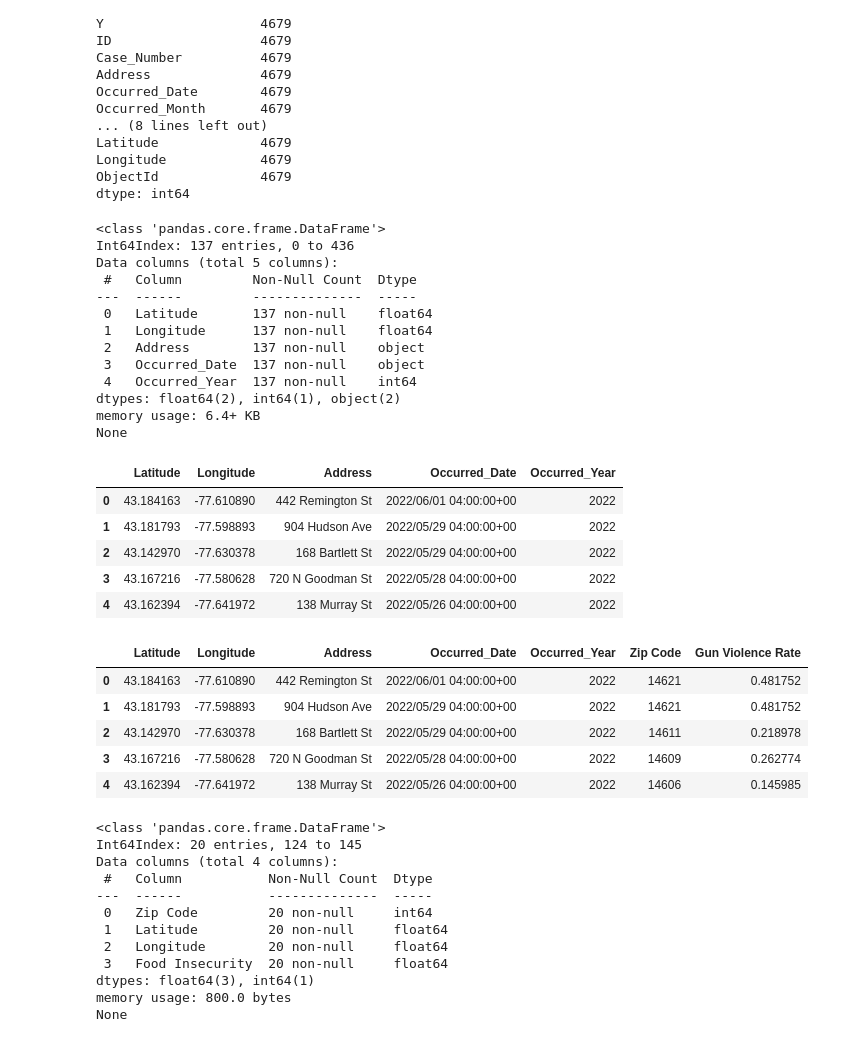
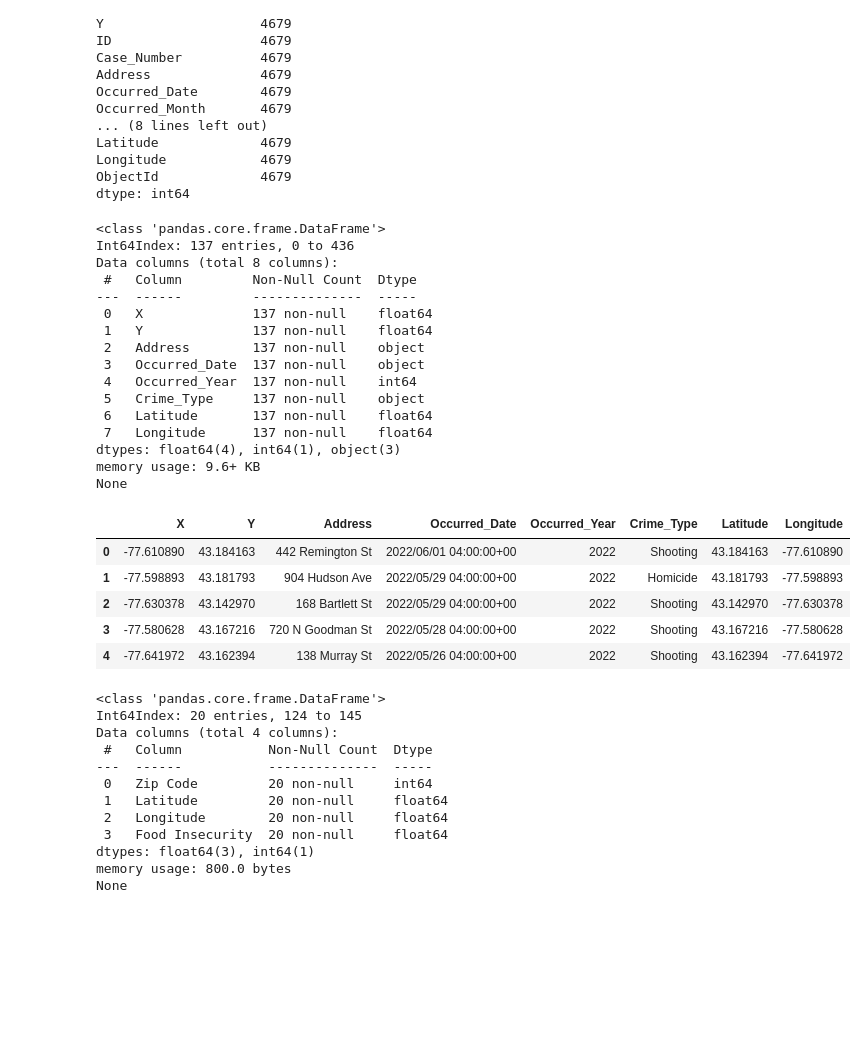
Before and after one commit to javac0f/RocGunHungerEda, a Jupyter notebook: jared_try.ipynb, the cells around one changed output. Cells and saved outputs as stored; diff of their text form; code cells hidden in the pictures; blank space fills up the shorter version.

```diff
--- a/jared_try.ipynb
+++ b/jared_try.ipynb
@@ -74,27 +54,42 @@ ObjectId             4679
 dtype: int64
 # %%
 # GUN DATA CLEANING
-gun_data = gun_data[['Latitude','Longitude', 'Address','Occurred_Date','Occurred_Year']]
+gun_data = gun_data.drop(columns=[
+                        'ID',
+                        'Case_Number',
+                        'Occurred_Month',
+                        'Gender',
+                        'Race',
+                        'Ethnicity',
+                        'Victim_Age',
+                        'Victim_Age_Band',
+                        'ObjectId',
+                        'Multiple_Shooting'
+                        ])
+
 gun_data = gun_data.loc[gun_data['Occurred_Year'].isin([2022,2023])]
 print(gun_data.info())  # to check for any missing values
 gun_data.head()
 # %% [output]
 <class 'pandas.core.frame.DataFrame'>
 Int64Index: 137 entries, 0 to 436
-Data columns (total 5 columns):
+Data columns (total 8 columns):
  #   Column         Non-Null Count  Dtype
 ---  ------         --------------  -----
- 0   Latitude       137 non-null    float64
- 1   Longitude      137 non-null    float64
+ 0   X              137 non-null    float64
+ 1   Y              137 non-null    float64
  2   Address        137 non-null    object
  3   Occurred_Date  137 non-null    object
  4   Occurred_Year  137 non-null    int64
-dtypes: float64(2), int64(1), object(2)
-memory usage: 6.4+ KB
+ 5   Crime_Type     137 non-null    object
+ 6   Latitude       137 non-null    float64
+ 7   Longitude      137 non-null    float64
+dtypes: float64(4), int64(1), object(3)
+memory usage: 9.6+ KB
 None
-|  | Latitude | Longitude | Address | Occurred_Date | Occurred_Year |
-| 0 | 43.184163 | -77.610890 | 442 Remington St | 2022/06/01 04:00:00+00 | 2022 |
-| 1 | 43.181793 | -77.598893 | 904 Hudson Ave | 2022/05/29 04:00:00+00 | 2022 |
-| 2 | 43.142970 | -77.630378 | 168 Bartlett St | 2022/05/29 04:00:00+00 | 2022 |
-| 3 | 43.167216 | -77.580628 | 720 N Goodman St | 2022/05/28 04:00:00+00 | 2022 |
-| 4 | 43.162394 | -77.641972 | 138 Murray St | 2022/05/26 04:00:00+00 | 2022 |
+|  | X | Y | Address | Occurred_Date | Occurred_Year | Crime_Type | Latitude | Longitude |
+| 0 | -77.610890 | 43.184163 | 442 Remington St | 2022/06/01 04:00:00+00 | 2022 | Shooting | 43.184163 | -77.610890 |
+| 1 | -77.598893 | 43.181793 | 904 Hudson Ave | 2022/05/29 04:00:00+00 | 2022 | Homicide | 43.181793 | -77.598893 |
+| 2 | -77.630378 | 43.142970 | 168 Bartlett St | 2022/05/29 04:00:00+00 | 2022 | Shooting | 43.142970 | -77.630378 |
+| 3 | -77.580628 | 43.167216 | 720 N Goodman St | 2022/05/28 04:00:00+00 | 2022 | Shooting | 43.167216 | -77.580628 |
+| 4 | -77.641972 | 43.162394 | 138 Murray St | 2022/05/26 04:00:00+00 | 2022 | Shooting | 43.162394 | -77.641972 |
@@ -112,34 +96,3 @@ gun_data['Zip Code'] = gun_coords.apply(lambda x: get_zip_code(x), axis = 1)
-# %%
-# GUN VIOLENCE RATE FUNCTION
-total_shootings = 0
-shootings = {}  # ZIP Code = keys; # of shootings = values
-
-for index,row in gun_data.iterrows():
-    if (row['Zip Code'] in shootings):
-        shootings[row['Zip Code']] +=1
-    else:
-        shootings[row['Zip Code']] = 0
-    total_shootings += 1
-
-roc_zip = list(range(14604, 14624))
-roc_zip.append(14626)
-roc_zip.append(14627)
-roc_zip.append(14642)
-
-for i in range(len(roc_zip)):
-    if(roc_zip[i] not in shootings):
-        shootings[roc_zip[i]] = 0
-
-# ADD ZIP CODES FOR ALL INCIDENTS
-gun_data['Gun Violence Rate'] = gun_data.apply(lambda x: shootings[x['Zip Code']]/total_shootings * 2, axis = 1)
-gun_data.head()
-# %% [output]
-|  | Latitude | Longitude | Address | Occurred_Date | Occurred_Year | Zip Code | Gun Violence Rate |
-| 0 | 43.184163 | -77.610890 | 442 Remington St | 2022/06/01 04:00:00+00 | 2022 | 14621 | 0.481752 |
-| 1 | 43.181793 | -77.598893 | 904 Hudson Ave | 2022/05/29 04:00:00+00 | 2022 | 14621 | 0.481752 |
-| 2 | 43.142970 | -77.630378 | 168 Bartlett St | 2022/05/29 04:00:00+00 | 2022 | 14611 | 0.218978 |
-| 3 | 43.167216 | -77.580628 | 720 N Goodman St | 2022/05/28 04:00:00+00 | 2022 | 14609 | 0.262774 |
-| 4 | 43.162394 | -77.641972 | 138 Murray St | 2022/05/26 04:00:00+00 | 2022 | 14606 | 0.145985 |
 # %%
 # HUNGER DATA
 hunger_data.columns = ['Zip Code', 'Latitude', 'Longitude', 'Food Insecurity']
```
Also changed, not shown: parts of 12 cells of this notebook.
